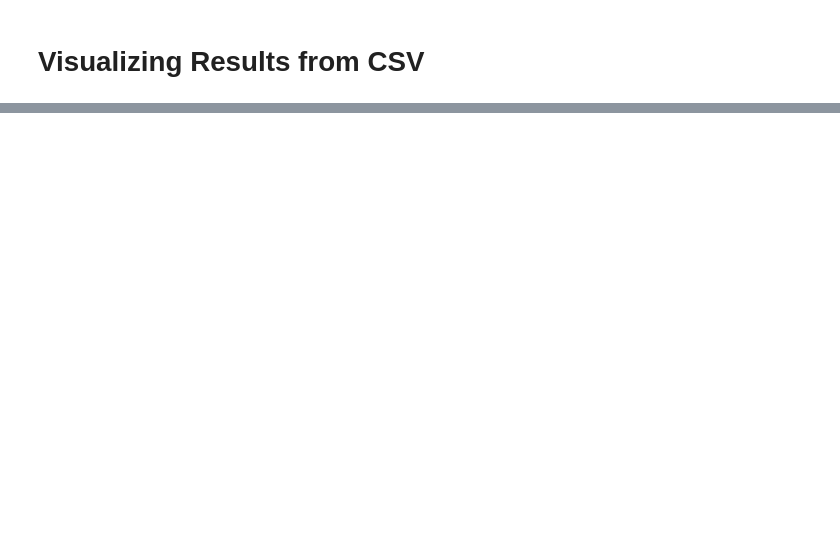
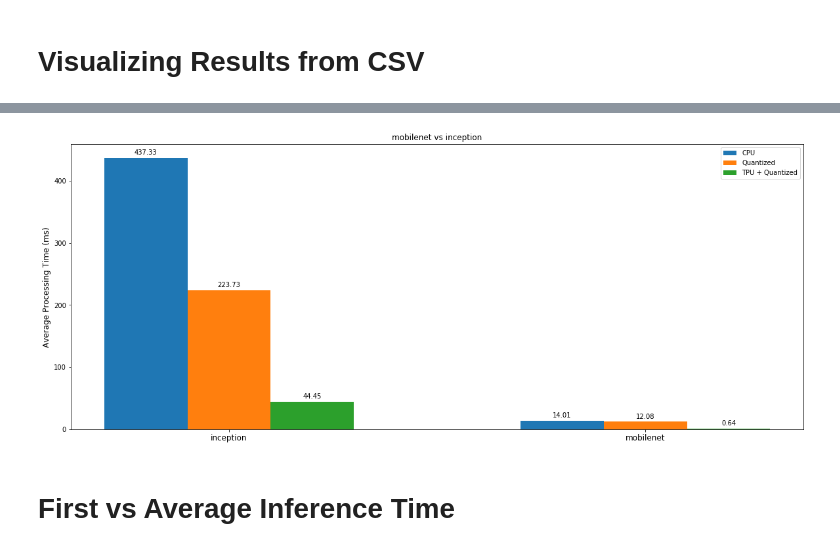
Before and after one commit to salimmj/coral-benchmarks, a Jupyter notebook: Visualize Results.ipynb, the cells around one changed output, grey strips where cells are left out. Cells and saved outputs as stored; diff of their text form; code cells hidden in the pictures; blank space fills up the shorter version.

```diff
--- a/Visualize Results.ipynb
+++ b/Visualize Results.ipynb
@@ -42,0 +137,13 @@ hist = df.hist(bins=3)
+# %%
+# df.iloc[mobilenet].group
+dd1 = df[['edgetpu','quant','average']].iloc[mobilenet]
+dd1['model_name'] = 'mobilenet'
+dd2 = df[['edgetpu','quant','average']].iloc[inception]
+dd2['model_name'] = 'inception'
+dd = dd1.append(dd2)
+dd = dd.groupby(['model_name','edgetpu','quant']).mean()
+show_perf_hist(dd, 'mobilenet vs inception')
+# %% [output]
+[figure, added]
+# %% [markdown]
+# First vs Average Inference Time
```
Also changed, not shown: parts of 35 cells of this notebook.
